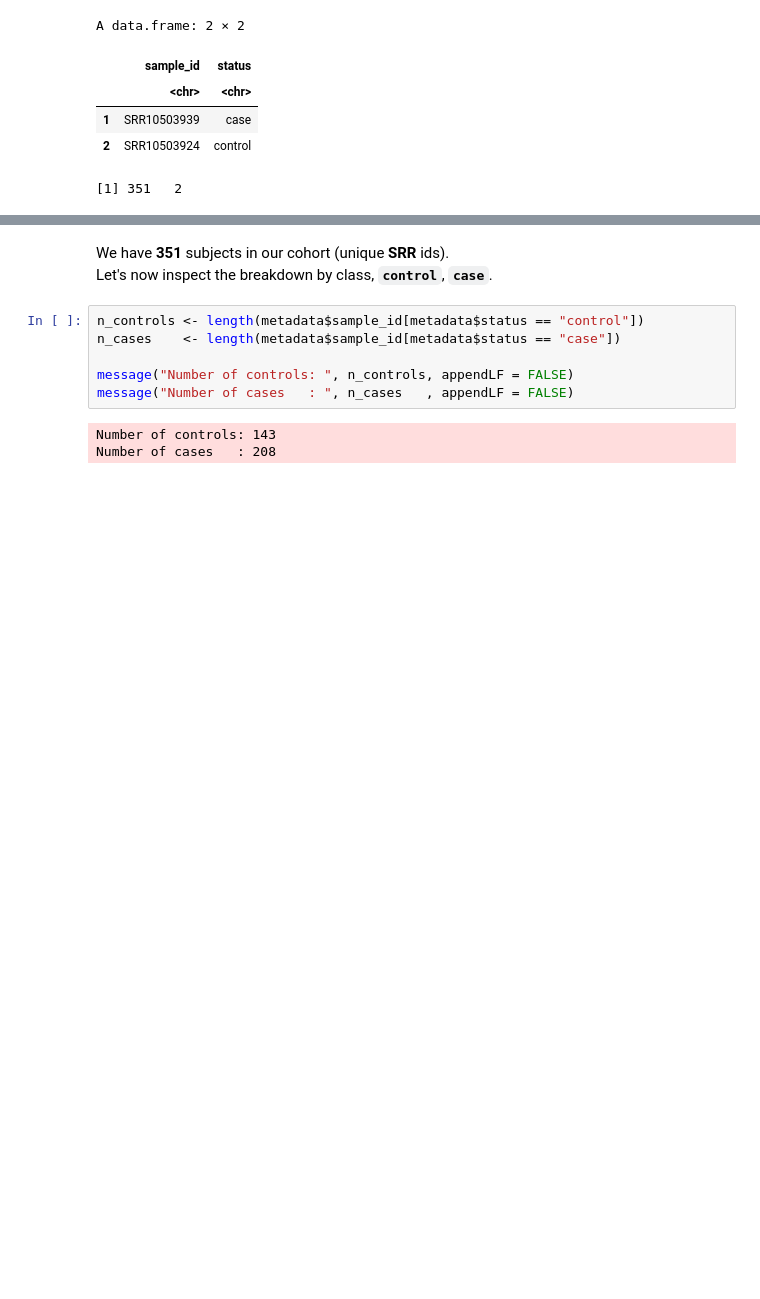
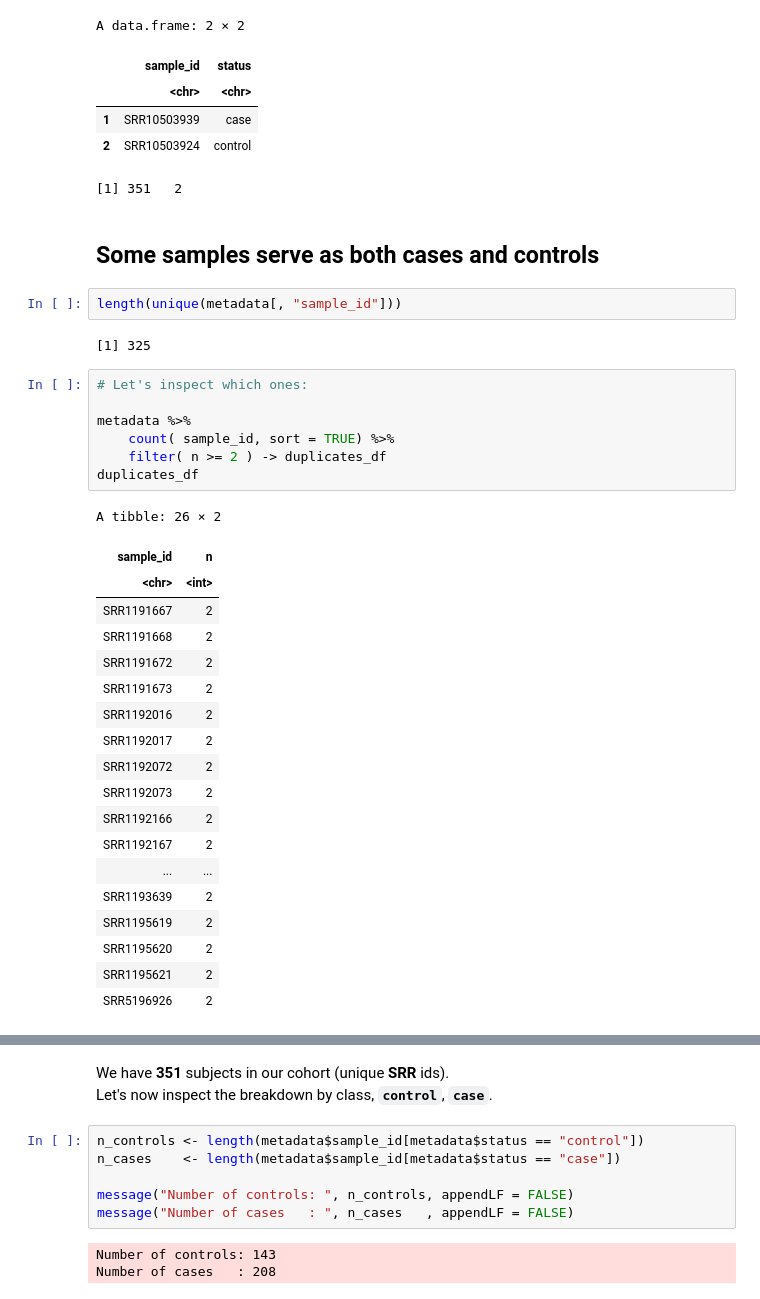
Before and after one commit to manu-lifebit/nf-core-rnaseq, a Jupyter notebook: jupyter/create_hbadeals_metadata.ipynb, the cells around one changed output, grey strips where cells are left out. Saved outputs shown, nothing was run; the diff lists cells and outputs as text; blank space fills up the shorter version.

Commit message:
Adds Rmd and corrects unique ids

```diff
--- a/jupyter/create_hbadeals_metadata.ipynb
+++ b/jupyter/create_hbadeals_metadata.ipynb
@@ -203,3 +206,36 @@ A data.frame: 2 × 2
 | 1 | SRR10503939 | case |
 | 2 | SRR10503924 | control |
 [1] 351   2
+# %% [markdown]
+## Some samples serve as both cases and controls
+# %%
+length(unique(metadata[, "sample_id"]))
+# %% [output]
+[1] 325
+# %%
+# Let's inspect which ones:
+
+metadata %>%
+    count( sample_id, sort = TRUE) %>%
+    filter( n >= 2 ) -> duplicates_df
+duplicates_df
+# %% [output]
+A tibble: 26 × 2
+| sample_id | n |
+| <chr> | <int> |
+| SRR1191667 | 2 |
+| SRR1191668 | 2 |
+| SRR1191672 | 2 |
+| SRR1191673 | 2 |
+| SRR1192016 | 2 |
+| SRR1192017 | 2 |
+| SRR1192072 | 2 |
+| SRR1192073 | 2 |
+| SRR1192166 | 2 |
+| SRR1192167 | 2 |
+| ... | ... |
+| SRR1193639 | 2 |
+| SRR1195619 | 2 |
+| SRR1195620 | 2 |
+| SRR1195621 | 2 |
+| SRR5196926 | 2 |
```
Also changed, not shown: parts of 3 cells of this notebook, 1 other file.
